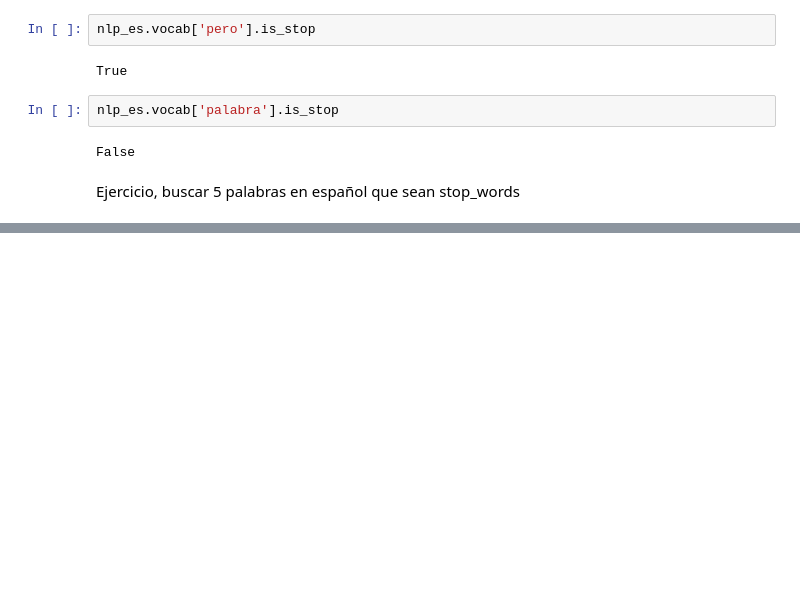
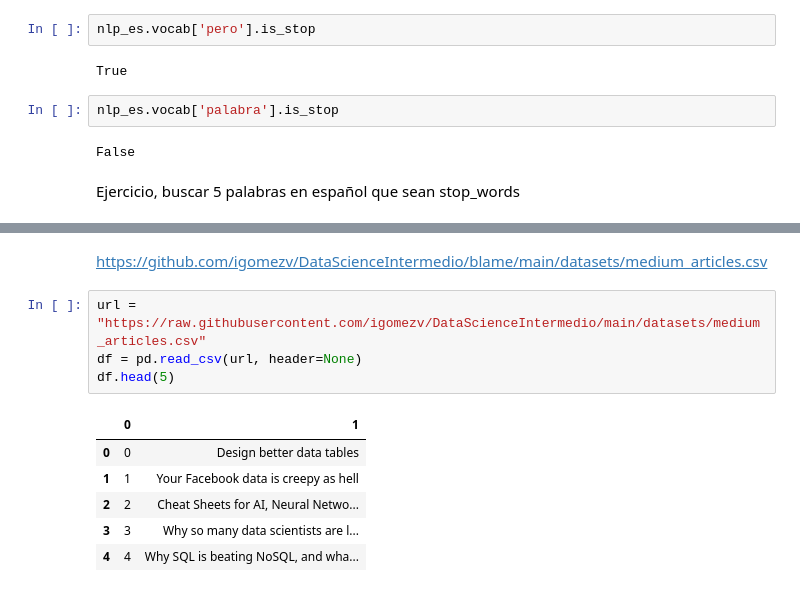
Before and after one commit to igomezv/DataScienceIntermedio, a Jupyter notebook: 7-NLP.ipynb, the cells around one changed output, grey strips where cells are left out. Drawn from its saved outputs; the diff is of its cells as text; blank space fills up the shorter version.

```diff
--- a/7-NLP.ipynb
+++ b/7-NLP.ipynb
@@ -375,0 +432,13 @@ Washington, D.C.
+# %% [markdown]
+https://github.com/igomezv/DataScienceIntermedio/blame/main/datasets/medium_articles.csv
+# %%
+url = "https://raw.githubusercontent.com/igomezv/DataScienceIntermedio/main/datasets/medium_articles.csv"
+df = pd.read_csv(url, header=None)
+df.head(5)
+# %% [output]
+|  | 0 | 1 |
+| 0 | 0 | Design better data tables |
+| 1 | 1 | Your Facebook data is creepy as hell |
+| 2 | 2 | Cheat Sheets for AI, Neural Netwo... |
+| 3 | 3 | Why so many data scientists are l... |
+| 4 | 4 | Why SQL is beating NoSQL, and wha... |
```
Also changed, not shown: parts of 17 cells of this notebook.
